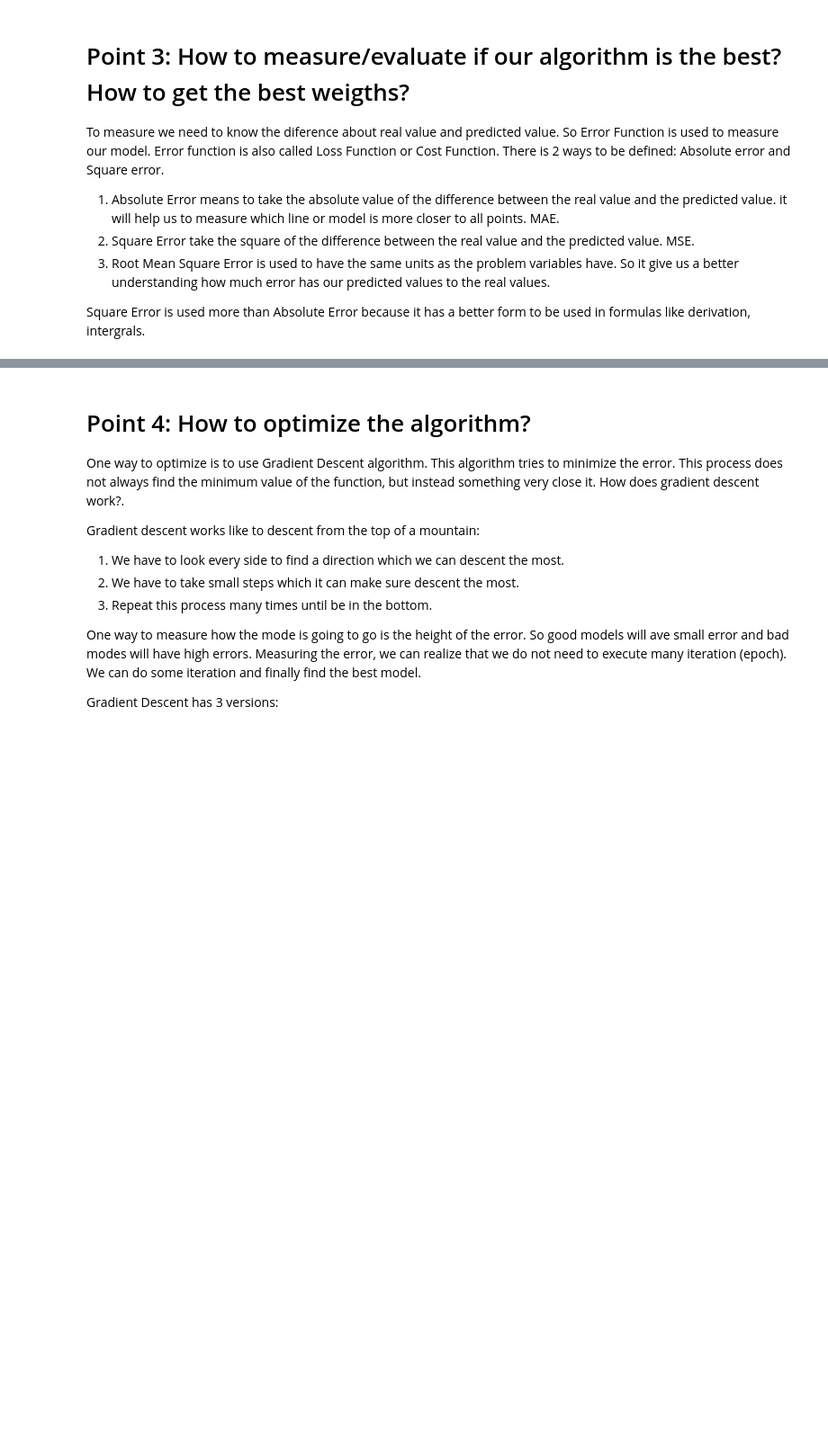
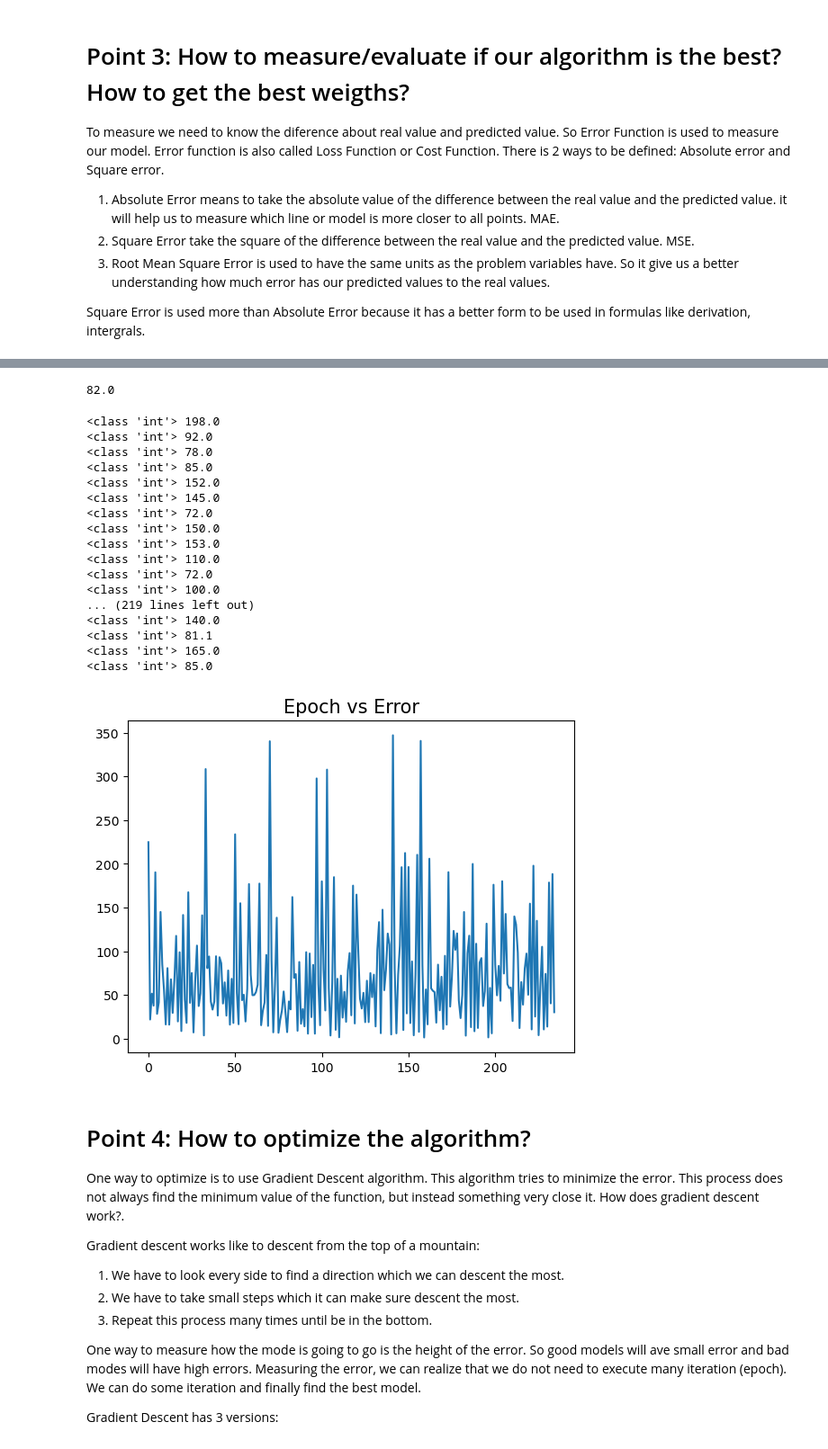
Before and after one commit to yonkeenn/LinearRegression, a Jupyter notebook: Model&Evaluate.ipynb, the cells around one changed output, grey strips where cells are left out. Shown at 90% size. Saved outputs shown, nothing was run; the diff lists cells and outputs as text; code cells hidden in the pictures; blank space fills up the shorter version.

```diff
--- a/Model&Evaluate.ipynb
+++ b/Model&Evaluate.ipynb
@@ -283,3 +381,45 @@ Square Error is used more than Absolute Error because it has a better form to be
+# %%
+df_line['horsepower'][235]
+#model_lr[330]['index']
+# %% [output]
+82.0
+# %%
+# Measure Error during Epochs:
+error = []
+epochs = 235
+epoch = [epoch for epoch in range(epochs)]
+for w in range(len(model_lr)):
+    weight = model_lr[w]['weight']
+    bias = model_lr[w]['bias']
+    i = model_lr[w]['index']
+    print(type(i), df_line['horsepower'][i])
+    x = df_line['horsepower'][i]
+    y = df_line['mpg'][i]
+    y_pred = weight*x + bias
+    error.append(np.abs(y-y_pred))
+
+plt.plot(epoch, error)
+plt.title('Epoch' + ' vs ' + 'Error', fontsize = 15)
+plt.show()
+# %% [output]
+<class 'int'> 198.0
+<class 'int'> 92.0
+<class 'int'> 78.0
+<class 'int'> 85.0
+<class 'int'> 152.0
+<class 'int'> 145.0
+<class 'int'> 72.0
+<class 'int'> 150.0
+<class 'int'> 153.0
+<class 'int'> 110.0
+<class 'int'> 72.0
+<class 'int'> 100.0
+... (219 lines left out)
+<class 'int'> 140.0
+<class 'int'> 81.1
+<class 'int'> 165.0
+<class 'int'> 85.0
+[figure, added]
 # %% [markdown]
 # Point 4: How to optimize the algorithm?
 
```
Also changed, not shown: parts of 13 cells of this notebook, 1 other file.
